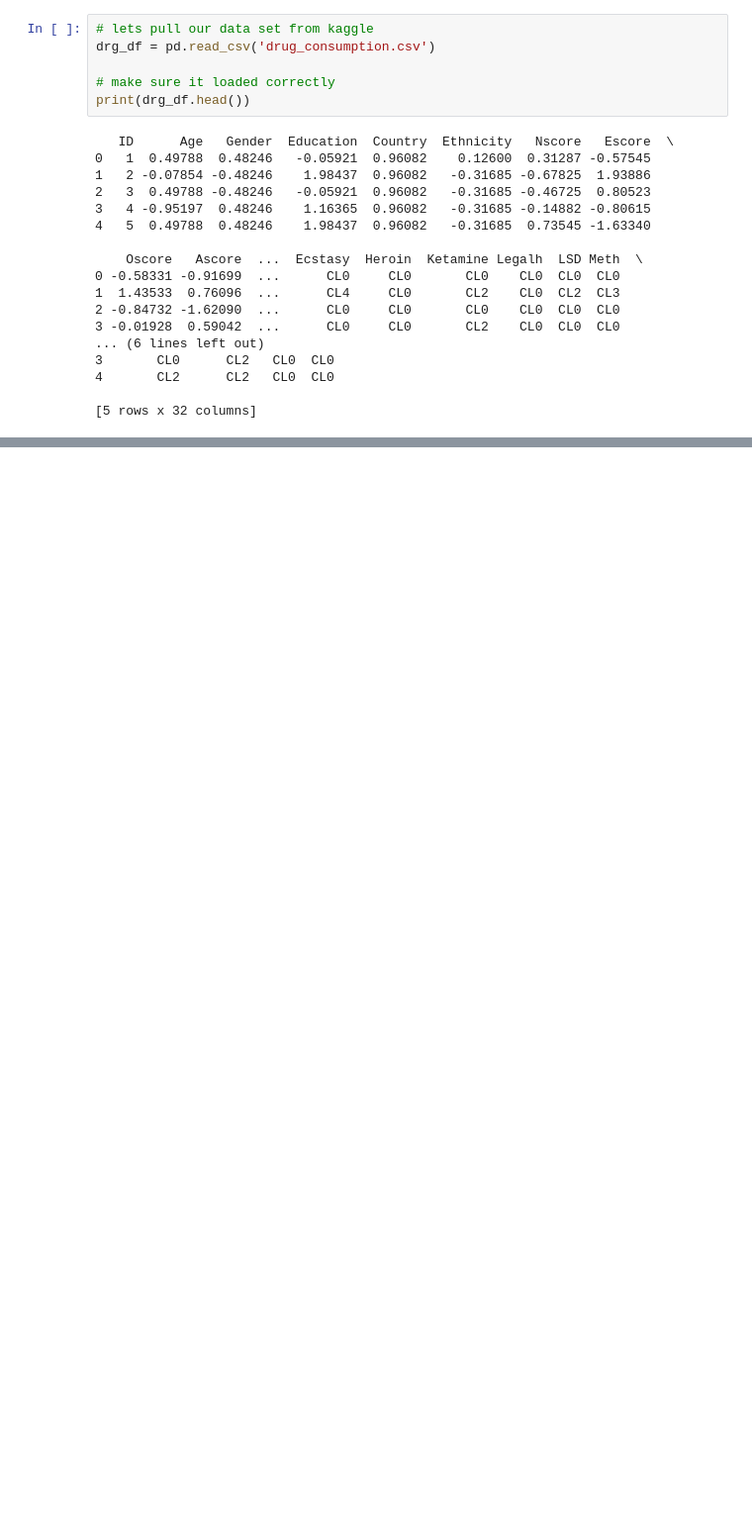
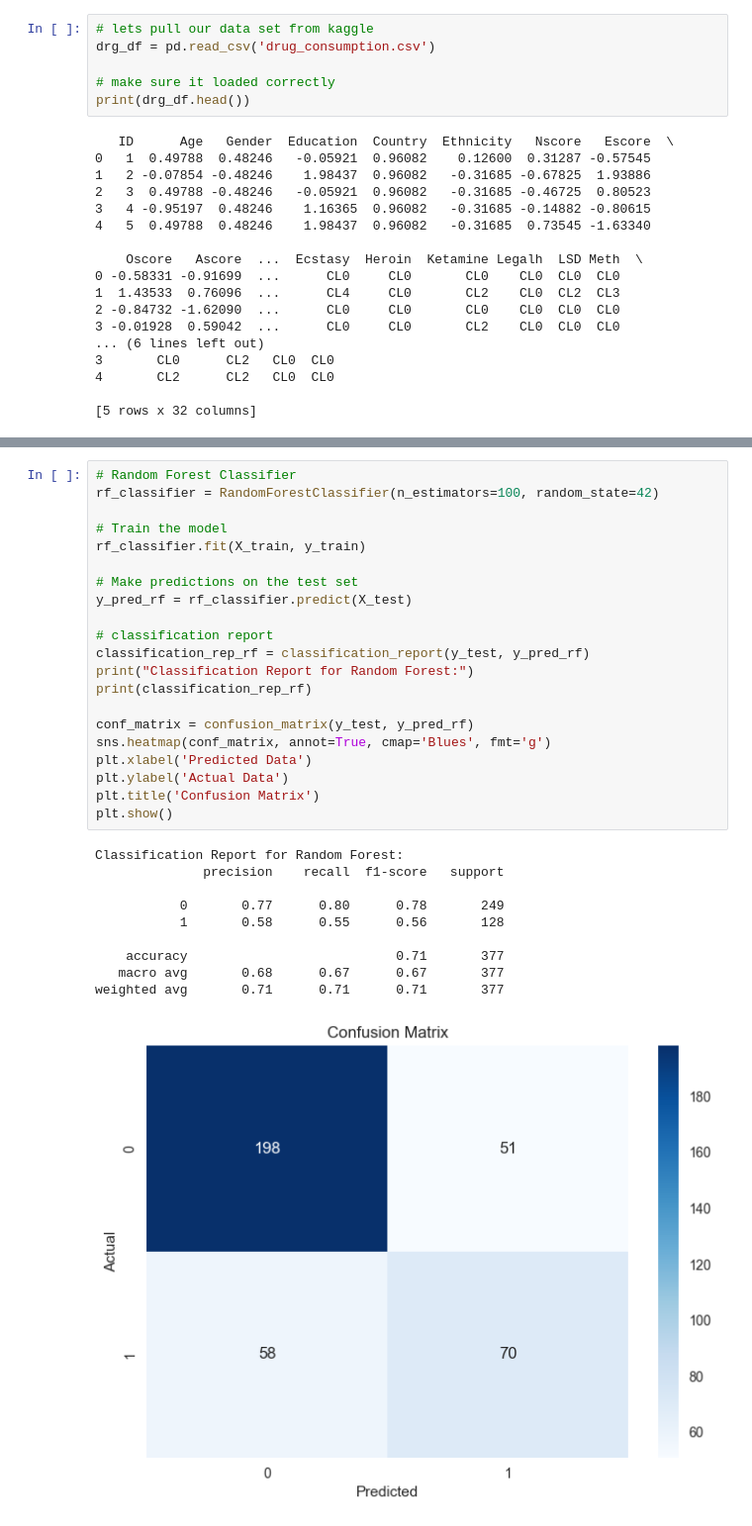
Before and after one commit to Brennan-Chan/Algorithms_GP_DrugCons, a Jupyter notebook: GProj/T-prod.ipynb, the cells around one changed output, grey strips where cells are left out. Shown at 99% size. Saved outputs shown, nothing was run; the diff lists cells and outputs as text; blank space fills up the shorter version.

Commit message:
Made Progress to the data analysis

```diff
--- a/GProj/T-prod.ipynb
+++ b/GProj/T-prod.ipynb
@@ -30,0 +293,32 @@ print(drg_df.head())
+# %%
+# Random Forest Classifier
+rf_classifier = RandomForestClassifier(n_estimators=100, random_state=42)
+
+# Train the model
+rf_classifier.fit(X_train, y_train)
+
+# Make predictions on the test set
+y_pred_rf = rf_classifier.predict(X_test)
+
+# classification report
+classification_rep_rf = classification_report(y_test, y_pred_rf)
+print("Classification Report for Random Forest:")
+print(classification_rep_rf)
+
+conf_matrix = confusion_matrix(y_test, y_pred_rf)
+sns.heatmap(conf_matrix, annot=True, cmap='Blues', fmt='g')
+plt.xlabel('Predicted Data')
+plt.ylabel('Actual Data')
+plt.title('Confusion Matrix')
+plt.show()
+# %% [output]
+Classification Report for Random Forest:
+              precision    recall  f1-score   support
+
+           0       0.77      0.80      0.78       249
+           1       0.58      0.55      0.56       128
+
+    accuracy                           0.71       377
+   macro avg       0.68      0.67      0.67       377
+weighted avg       0.71      0.71      0.71       377
+[figure, added]
```
Also changed, not shown: parts of 11 cells of this notebook.
